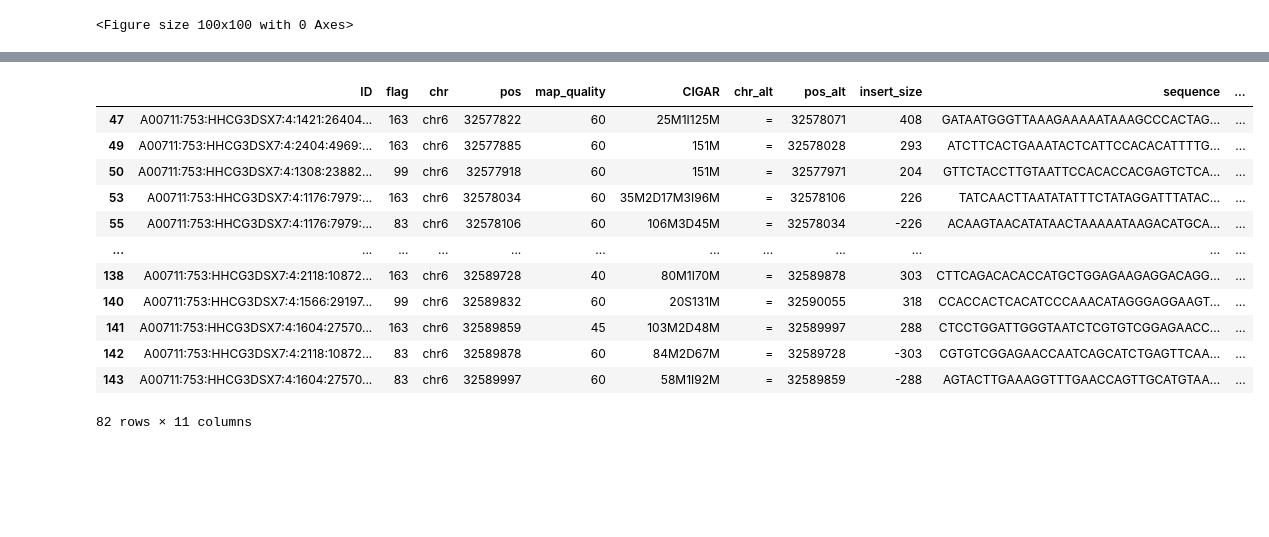
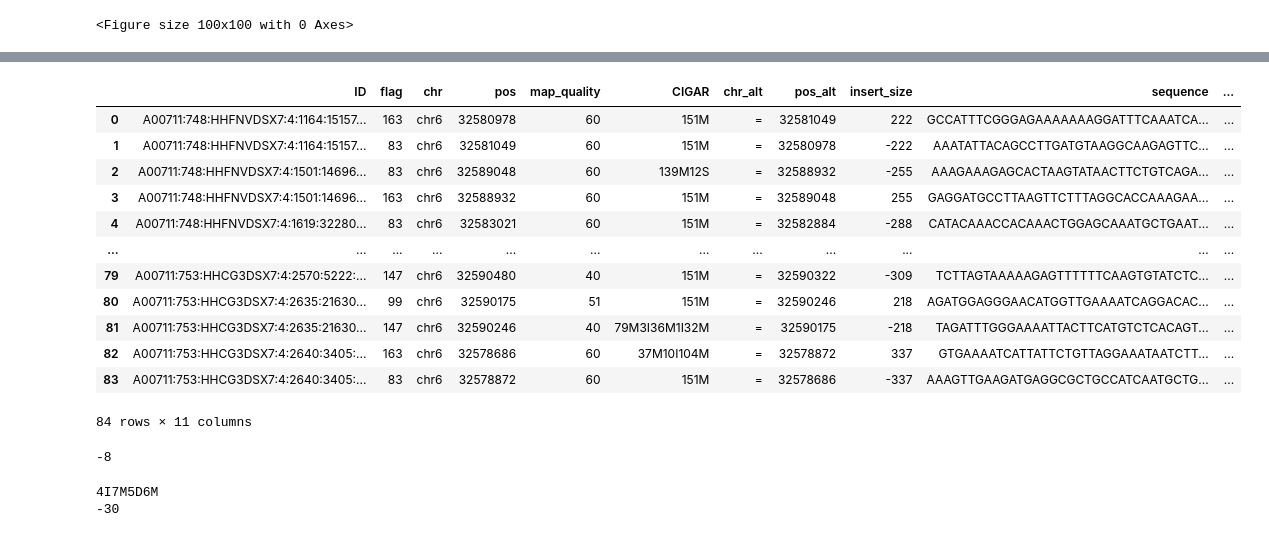
Before and after one commit to Suuuuuuuus/QUILT_sus, a Jupyter notebook: QUILT/Python/aligner.ipynb, the cells around one changed output, grey strips where cells are left out. Saved outputs shown, nothing was run; the diff lists cells and outputs as text; code cells hidden in the pictures; blank space fills up the shorter version.

```diff
--- a/QUILT/Python/aligner.ipynb
+++ b/QUILT/Python/aligner.ipynb
@@ -95,47 +210,72 @@ Name: Start, dtype: int64
 # %%
-start = 32570000
-end = 32590000
-
-regstart = hla_gene_information[hla_gene_information['Name'] == f'HLA-{gene}']['Start'].values
-regend = hla_gene_information[hla_gene_information['Name'] == f'HLA-{gene}']['End'].values
-strand = hla_gene_information[hla_gene_information['Name'] == f'HLA-{gene}']['Strand'].values
+regstart = hla_gene_information[hla_gene_information['Name'] == f'HLA-{gene}']['Start'].values[0]
+regend = hla_gene_information[hla_gene_information['Name'] == f'HLA-{gene}']['End'].values[0]
+strand = hla_gene_information[hla_gene_information['Name'] == f'HLA-{gene}']['Strand'].values[0]
 
 reads_apart_max = 1000
 
-command = f"samtools view {bam} chr6:{start}-{end}"
+command = f"samtools view {bam} chr6:{regstart-reads_apart_max}-{regend+reads_apart_max}"
 reads = subprocess.run(command, shell = True, capture_output = True, text = True).stdout[:-1].split('\n')
 
 reads = [i.split('\t') for i in reads if '##' not in i]
 reads = pd.DataFrame(reads).iloc[:,:11]
 reads.columns = [
     "ID", "flag", "chr", "pos", "map_quality", "CIGAR", "chr_alt", "pos_alt", "insert_size", "sequence", "base_quality"
 ]
 
 reads['pos'] = reads['pos'].astype(int)
 reads['pos_alt'] = reads['pos_alt'].astype(int)
 
 reads = reads[
     (reads['chr'] == 'chr6') &
     (reads['chr_alt'].isin(['chr6', '='])) &
     (reads['pos_alt'] + reads['sequence'].str.len() >= np.ones(len(reads))*(regstart - reads_apart_max)) &
     (reads['pos_alt'] <= np.ones(len(reads))*(regend + reads_apart_max))
 ]
 
+id_counts = reads['ID'].value_counts()
+valid_ids_ary = id_counts[id_counts == 2].index.tolist()
+reads = reads[reads['ID'].isin(valid_ids_ary)].sort_values(by = 'ID').reset_index(drop = True)
+
 reads
 # %% [output]
 |  | ID | flag | chr | pos | map_quality | CIGAR | chr_alt | pos_alt | insert_size | sequence | ... |
-| 47 | A00711:753:HHCG3DSX7:4:1421:26404... | 163 | chr6 | 32577822 | 60 | 25M1I125M | = | 32578071 | 408 | GATAATGGGTTAAAGAAAAATAAAGCCCACTAG... | ... |
-| 49 | A00711:753:HHCG3DSX7:4:2404:4969:... | 163 | chr6 | 32577885 | 60 | 151M | = | 32578028 | 293 | ATCTTCACTGAAATACTCATTCCACACATTTTG... | ... |
-| 50 | A00711:753:HHCG3DSX7:4:1308:23882... | 99 | chr6 | 32577918 | 60 | 151M | = | 32577971 | 204 | GTTCTACCTTGTAATTCCACACCACGAGTCTCA... | ... |
-| 53 | A00711:753:HHCG3DSX7:4:1176:7979:... | 163 | chr6 | 32578034 | 60 | 35M2D17M3I96M | = | 32578106 | 226 | TATCAACTTAATATATTTCTATAGGATTTATAC... | ... |
-| 55 | A00711:753:HHCG3DSX7:4:1176:7979:... | 83 | chr6 | 32578106 | 60 | 106M3D45M | = | 32578034 | -226 | ACAAGTAACATATAACTAAAAATAAGACATGCA... | ... |
+| 0 | A00711:748:HHFNVDSX7:4:1164:15157... | 163 | chr6 | 32580978 | 60 | 151M | = | 32581049 | 222 | GCCATTTCGGGAGAAAAAAAGGATTTCAAATCA... | ... |
+| 1 | A00711:748:HHFNVDSX7:4:1164:15157... | 83 | chr6 | 32581049 | 60 | 151M | = | 32580978 | -222 | AAATATTACAGCCTTGATGTAAGGCAAGAGTTC... | ... |
+| 2 | A00711:748:HHFNVDSX7:4:1501:14696... | 83 | chr6 | 32589048 | 60 | 139M12S | = | 32588932 | -255 | AAAGAAAGAGCACTAAGTATAACTTCTGTCAGA... | ... |
+| 3 | A00711:748:HHFNVDSX7:4:1501:14696... | 163 | chr6 | 32588932 | 60 | 151M | = | 32589048 | 255 | GAGGATGCCTTAAGTTCTTTAGGCACCAAAGAA... | ... |
+| 4 | A00711:748:HHFNVDSX7:4:1619:32280... | 83 | chr6 | 32583021 | 60 | 151M | = | 32582884 | -288 | CATACAAACCACAAACTGGAGCAAATGCTGAAT... | ... |
 | ... | ... | ... | ... | ... | ... | ... | ... | ... | ... | ... | ... |
-| 138 | A00711:753:HHCG3DSX7:4:2118:10872... | 163 | chr6 | 32589728 | 40 | 80M1I70M | = | 32589878 | 303 | CTTCAGACACACCATGCTGGAGAAGAGGACAGG... | ... |
-| 140 | A00711:753:HHCG3DSX7:4:1566:29197... | 99 | chr6 | 32589832 | 60 | 20S131M | = | 32590055 | 318 | CCACCACTCACATCCCAAACATAGGGAGGAAGT... | ... |
-| 141 | A00711:753:HHCG3DSX7:4:1604:27570... | 163 | chr6 | 32589859 | 45 | 103M2D48M | = | 32589997 | 288 | CTCCTGGATTGGGTAATCTCGTGTCGGAGAACC... | ... |
-| 142 | A00711:753:HHCG3DSX7:4:2118:10872... | 83 | chr6 | 32589878 | 60 | 84M2D67M | = | 32589728 | -303 | CGTGTCGGAGAACCAATCAGCATCTGAGTTCAA... | ... |
-| 143 | A00711:753:HHCG3DSX7:4:1604:27570... | 83 | chr6 | 32589997 | 60 | 58M1I92M | = | 32589859 | -288 | AGTACTTGAAAGGTTTGAACCAGTTGCATGTAA... | ... |
+| 79 | A00711:753:HHCG3DSX7:4:2570:5222:... | 147 | chr6 | 32590480 | 40 | 151M | = | 32590322 | -309 | TCTTAGTAAAAAGAGTTTTTTCAAGTGTATCTC... | ... |
+| 80 | A00711:753:HHCG3DSX7:4:2635:21630... | 99 | chr6 | 32590175 | 51 | 151M | = | 32590246 | 218 | AGATGGAGGGAACATGGTTGAAAATCAGGACAC... | ... |
+| 81 | A00711:753:HHCG3DSX7:4:2635:21630... | 147 | chr6 | 32590246 | 40 | 79M3I36M1I32M | = | 32590175 | -218 | TAGATTTGGGAAAATTACTTCATGTCTCACAGT... | ... |
+| 82 | A00711:753:HHCG3DSX7:4:2640:3405:... | 163 | chr6 | 32578686 | 60 | 37M10I104M | = | 32578872 | 337 | GTGAAAATCATTATTCTGTTAGGAAATAATCTT... | ... |
+| 83 | A00711:753:HHCG3DSX7:4:2640:3405:... | 83 | chr6 | 32578872 | 60 | 151M | = | 32578686 | -337 | AAAGTTGAAGATGAGGCGCTGCCATCAATGCTG... | ... |
-82 rows × 11 columns
+84 rows × 11 columns
+# %%
+from pywfa import WavefrontAligner
+
+pattern = "*CTTTACTCGCGCGTTGGAGAAATAAAATAGT"
+text =      "*CTTTACTCGCGCGTTTGGAGAAATAAAATAGT"
+a = WavefrontAligner(pattern)
+score = a.wavefront_align(text)
+score
+# %% [output]
+-8
+# %%
+import pywfa
+
+pattern = "AAAAACCTTTTTAAAAAA"
+text =       "GGCCAAAAACCAAAAAA"
+a = WavefrontAligner(pattern)
+
+res = a(text, clip_cigar=False)
+print(pywfa.cigartuples_to_str(res.cigartuples))
+
+print(a.wavefront_align(text))
+# %% [output]
+4I7M5D6M
+-30
 # %%
 gene = 'DRB1'
 ipd_gen_file_dir = '/well/band/users/rbx225/recyclable_files/hla_reference_files/alignments/'
```
Also changed, not shown: parts of 3 cells of this notebook, 1 other file.
